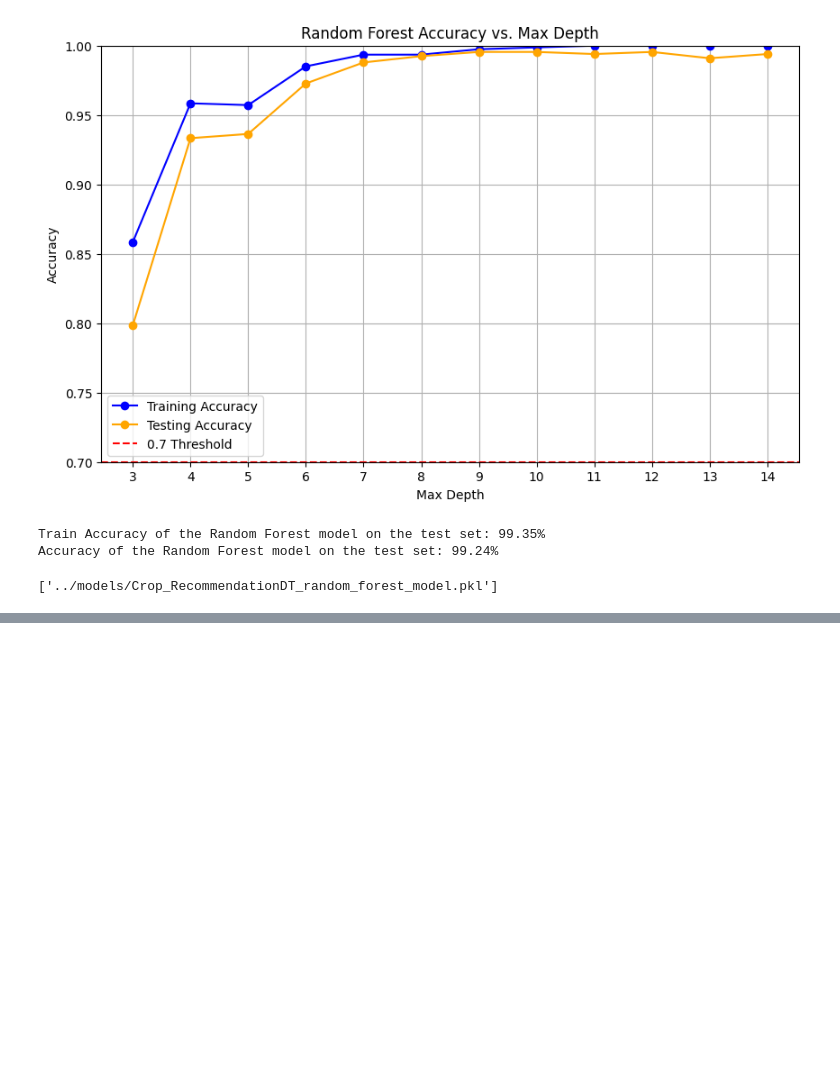
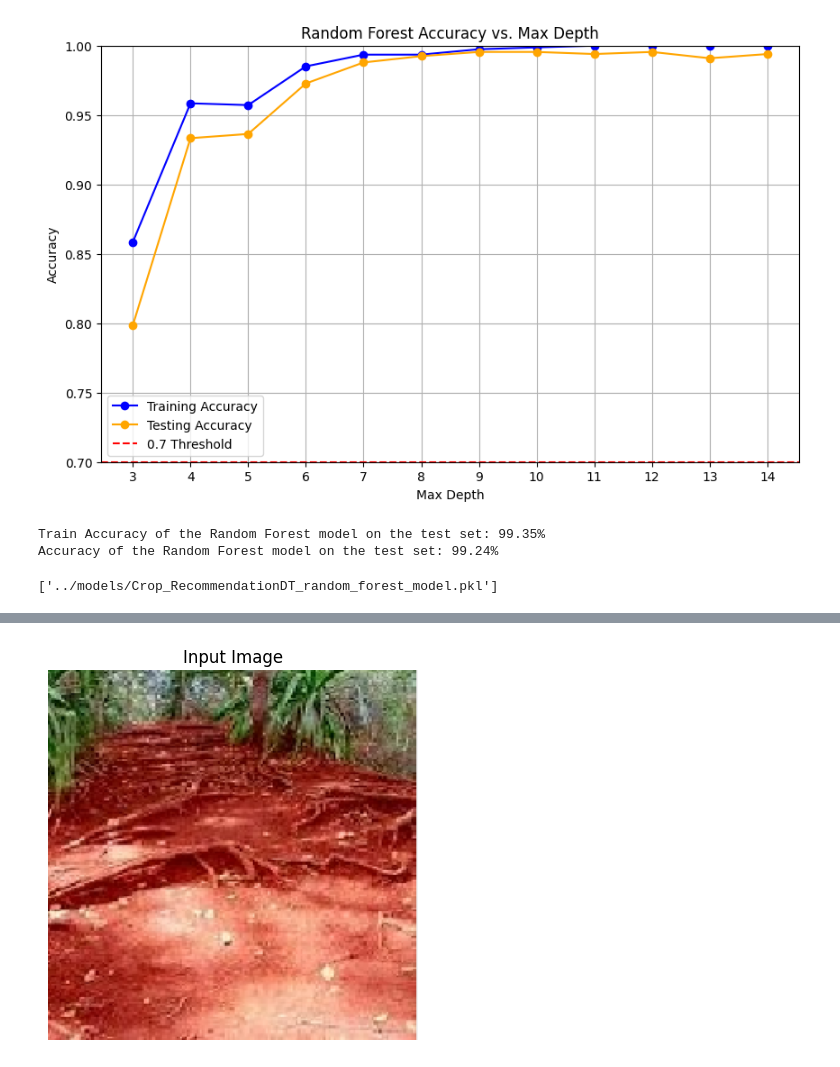
Before and after one commit to JayashankaAnushan19/Autonomous_Reforestation_Robot_PDE4433_CW2, a Jupyter notebook: notebooks/PDE4433_CW2_FinalModelTraining.ipynb, the cells around one changed output, grey strips where cells are left out. Drawn from its saved outputs; the diff is of its cells as text; code cells hidden in the pictures; blank space fills up the shorter version.

Commit message:
Added final combined model evaluation.

```diff
--- a/notebooks/PDE4433_CW2_FinalModelTraining.ipynb
+++ b/notebooks/PDE4433_CW2_FinalModelTraining.ipynb
@@ -271,0 +274,92 @@ joblib.dump(rf_Model, '../models/Crop_RecommendationDT_random_forest_model.pkl')
+# %%
+import numpy as np
+import matplotlib.pyplot as plt
+import os
+import json
+import tensorflow as tf
+from tensorflow.keras.preprocessing import image
+import joblib
+import pandas as pd
+
+# ----- Manually define soil type encoding used during training -----
+# Update this mapping based on how your crop model was trained!
+soil_type_encoding = {
+    'Black': 0,
+    'Clayey': 1,
+    'Loamy': 2,
+    'Red': 3,
+    'Sandy': 4
+}
+
+# ----- Image Size and Path -----
+img_height = 224
+img_width = 224
+img_path = '../src/images/Red_24.png'
+
+if not os.path.exists(img_path):
+    print("❌ Error: Image file not found at", img_path)
+    exit()
+else:
+    print("✅ Image File found at:", img_path)
+
+# ----- Load and Display Image -----
+img = image.load_img(img_path, target_size=(img_height, img_width))
+img_array = image.img_to_array(img)
+img_array = np.expand_dims(img_array, axis=0)
+img_array = img_array / 255.0  # Normalize
+
+plt.imshow(img)
+plt.title("Input Image")
+plt.axis('off')
+plt.show()
+
+# ----- Load Soil Classification Model -----
+print("\n🔄 Loading soil classification model...")
+soil_model = tf.keras.models.load_model('../models/soilRecognizeModel/soil_clasify_model_epc15.h5')
+
+# Load class names
+with open("../models/soilRecognizeModel/class_names_epc15.json", "r") as f:
+    class_names = json.load(f)
+
+# Predict Soil Type
+soil_prediction = soil_model.predict(img_array)
+soil_index = np.argmax(soil_prediction)
+soil_type_label = class_names[soil_index]
+print(f"\n🧪 Predicted Soil Type: {soil_type_label}")
+
+# Encode Soil Type for Crop Model
+encoded_soil_type = soil_type_encoding.get(soil_type_label)
+if encoded_soil_type is None:
+    print(f"⚠️ Error: '{soil_type_label}' not recognized in soil_type_encoding.")
+    exit()
+
+# ----- Get Tabular Sensor Inputs -----
+print("\n📥 Please provide the following sensor values:")
+nitrogen = float(input("Nitrogen (N): "))
+phosphorus = float(input("Phosphorus (P): "))
+potassium = float(input("Potassium (K): "))
+temperature = float(input("Temperature (°C): "))
+humidity = float(input("Humidity (%): "))
+ph_value = float(input("pH Value: "))
+rainfall = float(input("Rainfall (mm): "))
+
+# ----- Prepare Input for Crop Recommendation -----
+input_data = pd.DataFrame([{
+    'Nitrogen': nitrogen,
+    'Phosphorus': phosphorus,
+    'Potassium': potassium,
+    'Temperature': temperature,
+    'Humidity': humidity,
+    'pH_Value': ph_value,
+    'Rainfall': rainfall,
+    'SoilType': encoded_soil_type
+}])
+
+# ----- Load Crop Recommendation Model -----
+print("\n🔄 Loading crop recommendation model...")
+crop_model = joblib.load('../models/Crop_RecommendationDT_random_forest_model.pkl')
+
+# ----- Predict Recommended Crop -----
+predicted_crop = crop_model.predict(input_data)[0]
+print(f"\n🌾 Recommended Crop: {predicted_crop}")
+# %% [output]
@@ -271,0 +367 @@ joblib.dump(rf_Model, '../models/Crop_RecommendationDT_random_forest_model.pkl')
+[figure, added]
```
Also changed, not shown: parts of 2 cells of this notebook, 6 other files.
